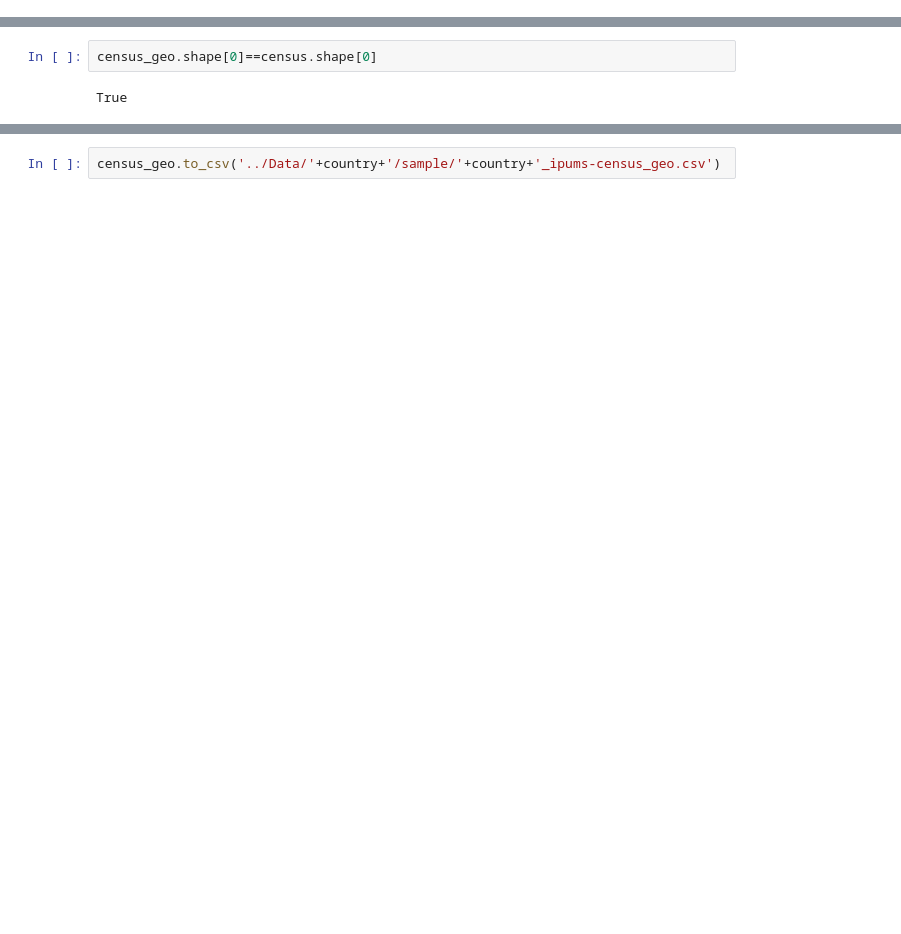
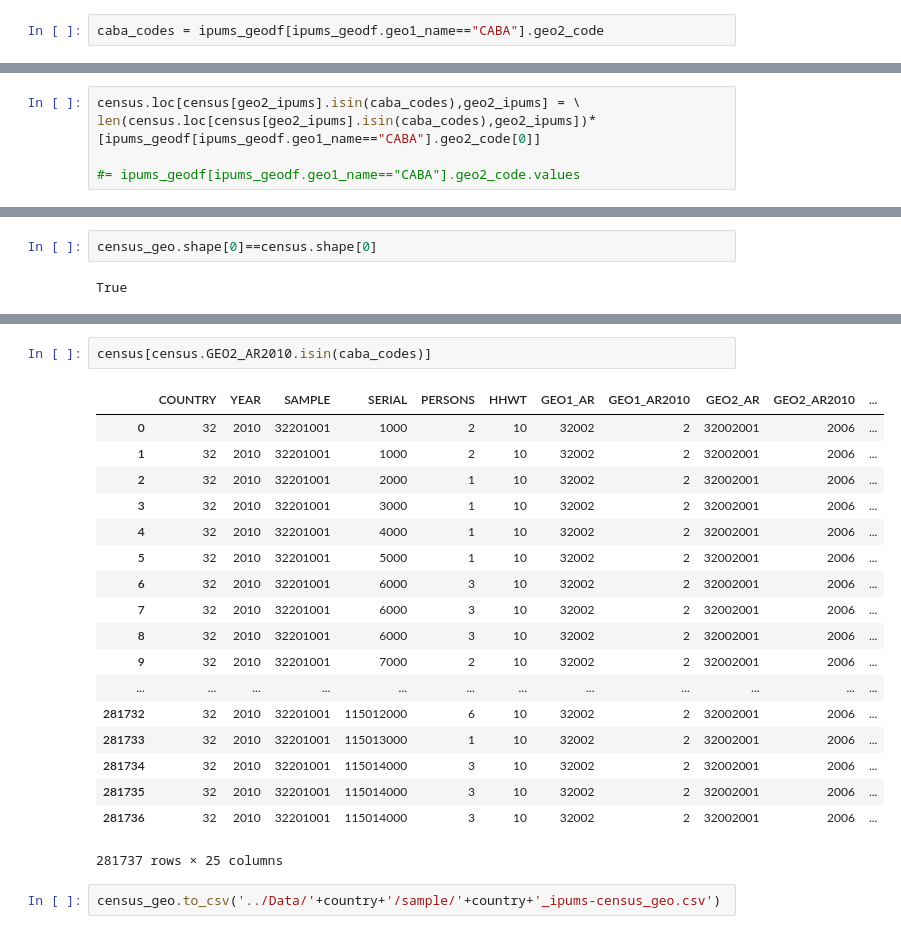
Before and after one commit to lapop-central/sample-match-abstraction, a Jupyter notebook: process-COUNTRY/process-Argentina.ipynb, the cells around one changed output, grey strips where cells are left out. Saved outputs shown, nothing was run; the diff lists cells and outputs as text; blank space fills up the shorter version.

```diff
--- a/process-COUNTRY/process-Argentina.ipynb
+++ b/process-COUNTRY/process-Argentina.ipynb
@@ -89,0 +104,2 @@ ipums_geodf.geo1_name = ipums_geodf.geo1_name.str.strip()
+# %%
+caba_codes = ipums_geodf[ipums_geodf.geo1_name=="CABA"].geo2_code
@@ -94,2 +125,7 @@ ipums_geodf.shape
+# %%
+census.loc[census[geo2_ipums].isin(caba_codes),geo2_ipums] = \
+len(census.loc[census[geo2_ipums].isin(caba_codes),geo2_ipums])*[ipums_geodf[ipums_geodf.geo1_name=="CABA"].geo2_code[0]]
+
+#= ipums_geodf[ipums_geodf.geo1_name=="CABA"].geo2_code.values
 # %% [markdown]
 Now to Netquest--first, get the geo1- and geo2_name in there.
@@ -469,2 +579,23 @@ True
+# %%
+census[census.GEO2_AR2010.isin(caba_codes)]
+# %% [output]
+|  | COUNTRY | YEAR | SAMPLE | SERIAL | PERSONS | HHWT | GEO1_AR | GEO1_AR2010 | GEO2_AR | GEO2_AR2010 | ... |
+| 0 | 32 | 2010 | 32201001 | 1000 | 2 | 10 | 32002 | 2 | 32002001 | 2006 | ... |
+| 1 | 32 | 2010 | 32201001 | 1000 | 2 | 10 | 32002 | 2 | 32002001 | 2006 | ... |
+| 2 | 32 | 2010 | 32201001 | 2000 | 1 | 10 | 32002 | 2 | 32002001 | 2006 | ... |
+| 3 | 32 | 2010 | 32201001 | 3000 | 1 | 10 | 32002 | 2 | 32002001 | 2006 | ... |
+| 4 | 32 | 2010 | 32201001 | 4000 | 1 | 10 | 32002 | 2 | 32002001 | 2006 | ... |
+| 5 | 32 | 2010 | 32201001 | 5000 | 1 | 10 | 32002 | 2 | 32002001 | 2006 | ... |
+| 6 | 32 | 2010 | 32201001 | 6000 | 3 | 10 | 32002 | 2 | 32002001 | 2006 | ... |
+| 7 | 32 | 2010 | 32201001 | 6000 | 3 | 10 | 32002 | 2 | 32002001 | 2006 | ... |
+| 8 | 32 | 2010 | 32201001 | 6000 | 3 | 10 | 32002 | 2 | 32002001 | 2006 | ... |
+| 9 | 32 | 2010 | 32201001 | 7000 | 2 | 10 | 32002 | 2 | 32002001 | 2006 | ... |
+| ... | ... | ... | ... | ... | ... | ... | ... | ... | ... | ... | ... |
+| 281732 | 32 | 2010 | 32201001 | 115012000 | 6 | 10 | 32002 | 2 | 32002001 | 2006 | ... |
+| 281733 | 32 | 2010 | 32201001 | 115013000 | 1 | 10 | 32002 | 2 | 32002001 | 2006 | ... |
+| 281734 | 32 | 2010 | 32201001 | 115014000 | 3 | 10 | 32002 | 2 | 32002001 | 2006 | ... |
+| 281735 | 32 | 2010 | 32201001 | 115014000 | 3 | 10 | 32002 | 2 | 32002001 | 2006 | ... |
+| 281736 | 32 | 2010 | 32201001 | 115014000 | 3 | 10 | 32002 | 2 | 32002001 | 2006 | ... |
+281737 rows × 25 columns
 # %%
 census_geo.to_csv('../Data/'+country+'/sample/'+country+'_ipums-census_geo.csv')
```
Also changed, not shown: parts of 36 cells of this notebook, 19 other files.
